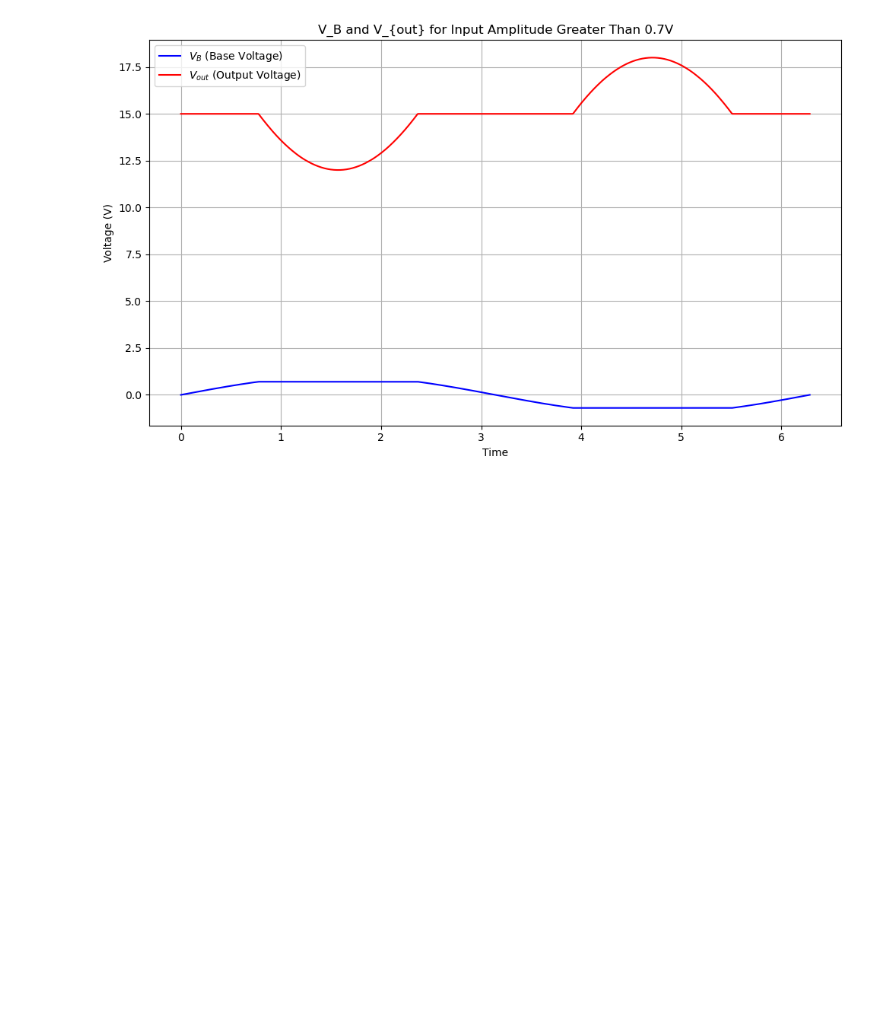
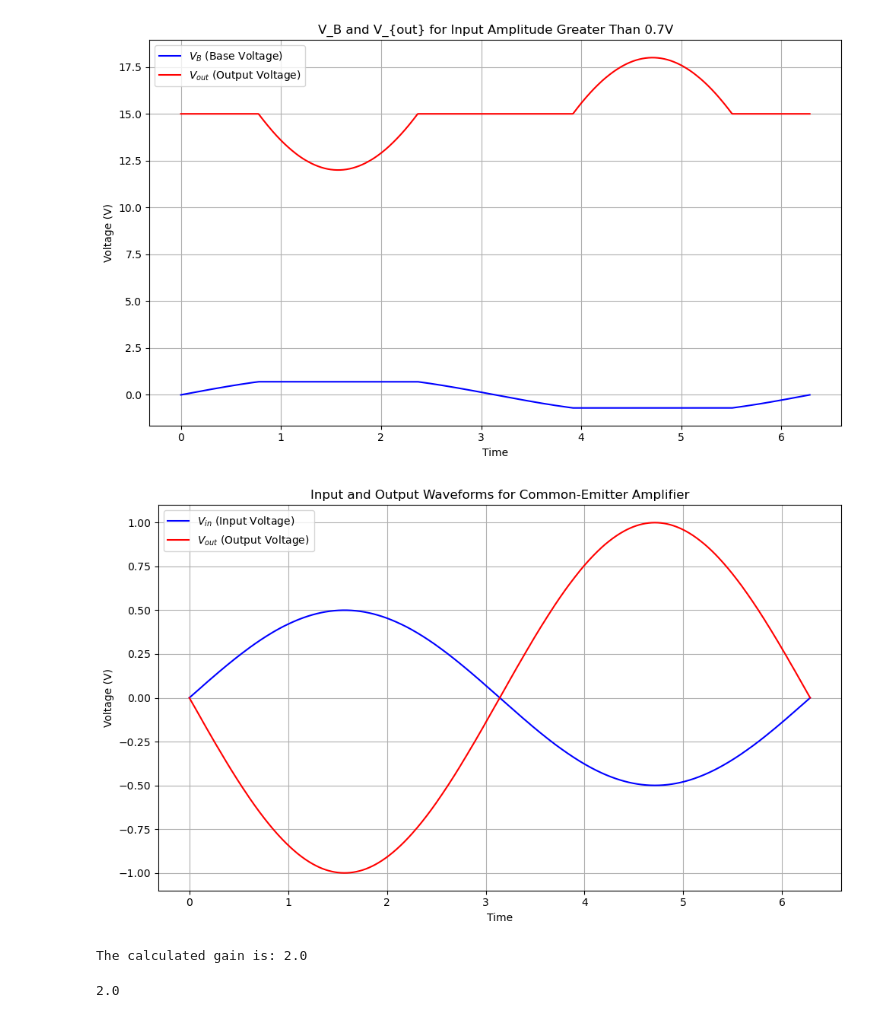
Before and after one commit to Quantum-Impulse/Eletronic-Techniques-Reports, a Jupyter notebook: Report 2/Lab 5/Lab2.ipynb, the cells around one changed output. Saved outputs shown, nothing was run; the diff lists cells and outputs as text; code cells hidden in the pictures; blank space fills up the shorter version.

```diff
--- a/Report 2/Lab 5/Lab2.ipynb
+++ b/Report 2/Lab 5/Lab2.ipynb
@@ -229,3 +229,55 @@ plt.show()
 # %% [output]
 [figure]
 [figure]
+# %%
+# Re-trying without saving to file, simply displaying the result
+
+# Time values for the sine wave
+t = np.linspace(0, 2 * np.pi, 1000)
+
+# Assumed input signal (1V peak-to-peak sine wave)
+V_in = 0.5 * np.sin(t)  # 1V peak-to-peak
+
+# Assumed gain for the common-emitter amplifier
+gain = -2  # Typical gain
+
+# Output signal (amplified and inverted)
+V_out = gain * V_in  # Inverted and amplified by a factor of 2
+
+# Plot the input and output waveforms
+plt.figure(figsize=(10, 6))
+
+# Plot input signal
+plt.plot(t, V_in, label='$V_{in}$ (Input Voltage)', color='b')
+
+# Plot output signal
+plt.plot(t, V_out, label='$V_{out}$ (Output Voltage)', color='r')
+
+# Adding labels and title
+plt.xlabel('Time')
+plt.ylabel('Voltage (V)')
+plt.title('Input and Output Waveforms for Common-Emitter Amplifier')
+plt.grid(True)
+plt.legend()
+
+# Display the plot
+plt.tight_layout()
+plt.show()
+
+# Calculate the gain, make sure it doesn't divid by zero. Just skip the value
+# if it is zero
+V_in_max = max(V_in)
+V_out_max = max(V_out)
+if V_in_max == 0:
+    calculated_gain = 0
+else:
+    calculated_gain = V_out_max / V_in_max
+    print('The calculated gain is:', calculated_gain)
+
+
+
+calculated_gain  # Display the calculated gain
+# %% [output]
+[figure, added]
+The calculated gain is: 2.0
+2.0
```
Also changed, not shown: parts of 1 cell of this notebook, 9 other files.
